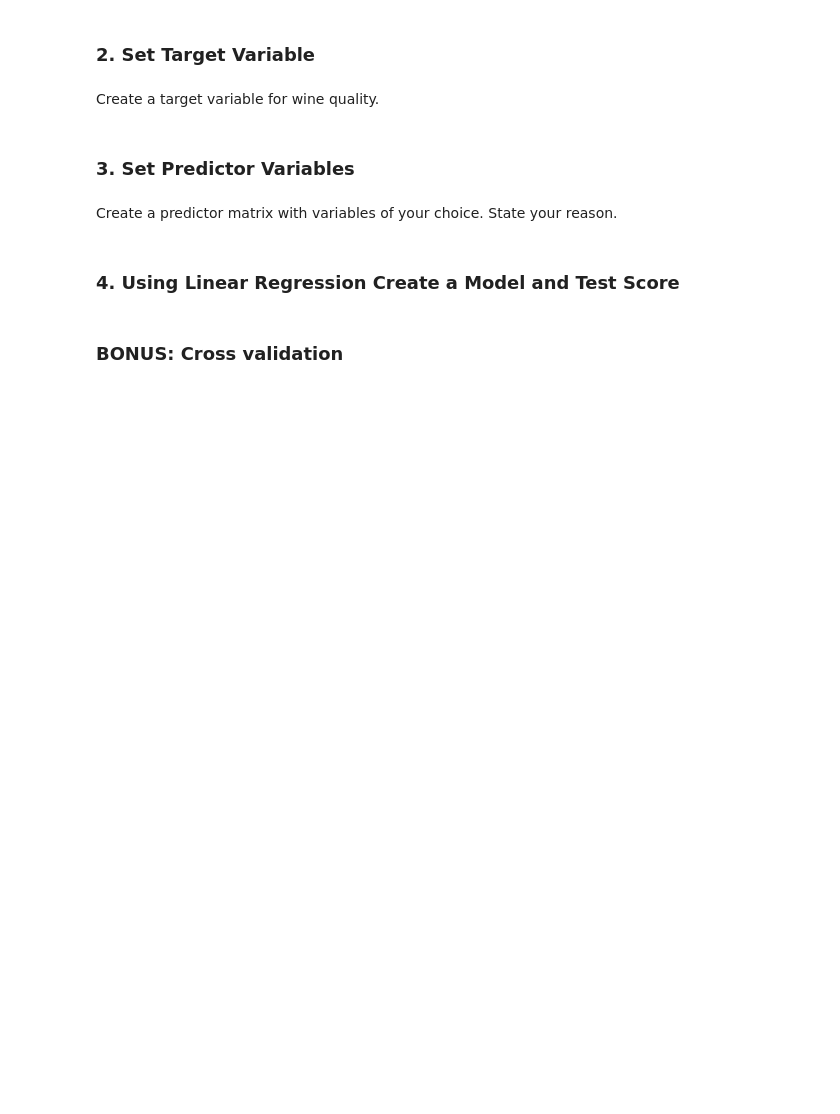
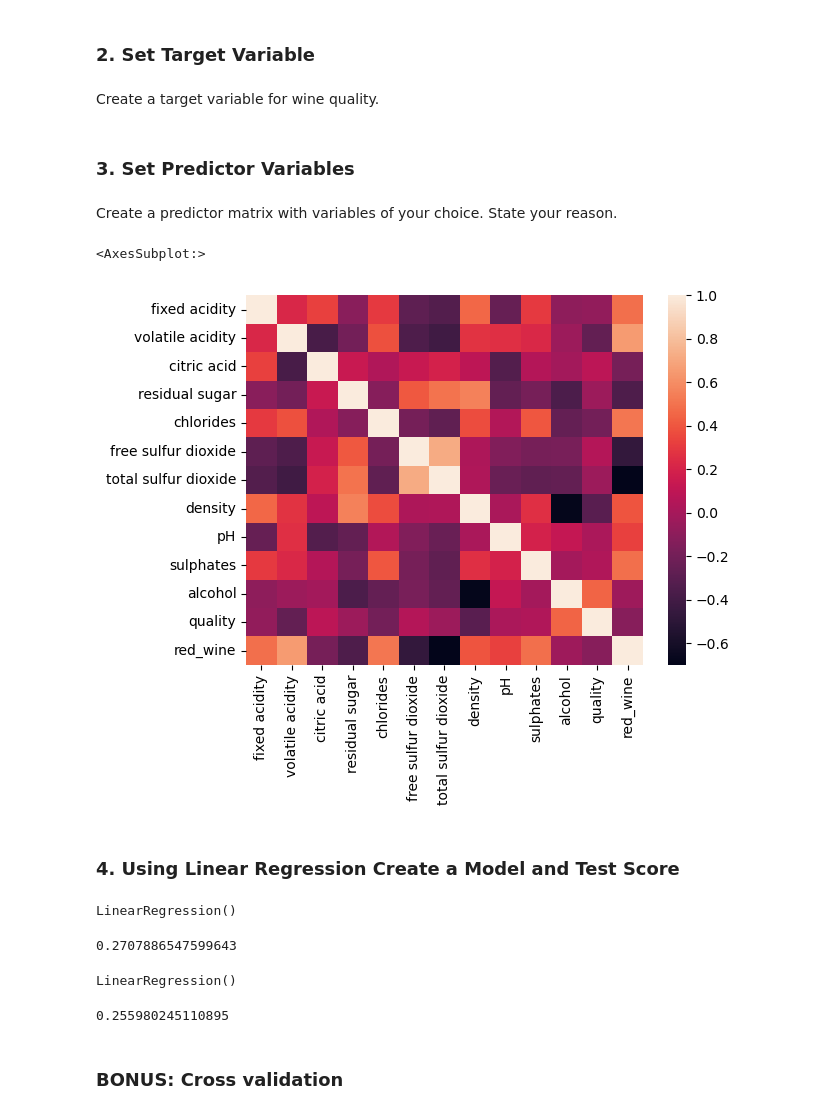
Before and after one commit to nhityv/IOD-testing, a Jupyter notebook: Module4/Labs4/IOD_Lab 4.2.1.ipynb, the cells around one changed output. Drawn from its saved outputs; the diff is of its cells as text; code cells hidden in the pictures; blank space fills up the shorter version.

```diff
--- a/Module4/Labs4/IOD_Lab 4.2.1.ipynb
+++ b/Module4/Labs4/IOD_Lab 4.2.1.ipynb
@@ -36,0 +56,6 @@ Create a predictor matrix with variables of your choice. State your reason.
+# %%
+# ANSwer
+sns.heatmap(wine.corr())
+# %% [output]
+<AxesSubplot:>
+[figure, added]
@@ -54,3 +83,19 @@ X_train, X_test, y_train, y_test = train_test_split(X, y, test_size=0.20, random
+# %%
+lm.fit(X_train,y_train)
+# %% [output]
+LinearRegression()
+# %%
+lm.score(X_train,y_train)
+# %% [output]
+0.2707886547599643
+# %%
+lm.fit(X_test,y_test)
+# %% [output]
+LinearRegression()
+# %%
+lm.score(X_test,y_test)
+# %% [output]
+0.255980245110895
 # %% [markdown]
 ### BONUS: Cross validation
 # %%
```
Also changed, not shown: parts of 7 cells of this notebook, 3 other files.
